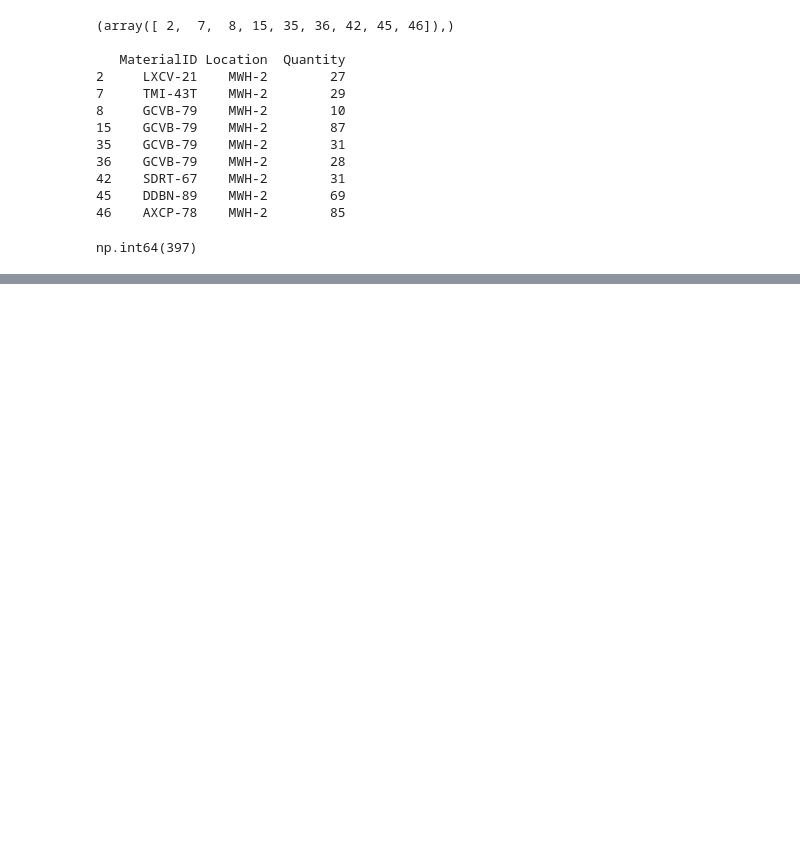
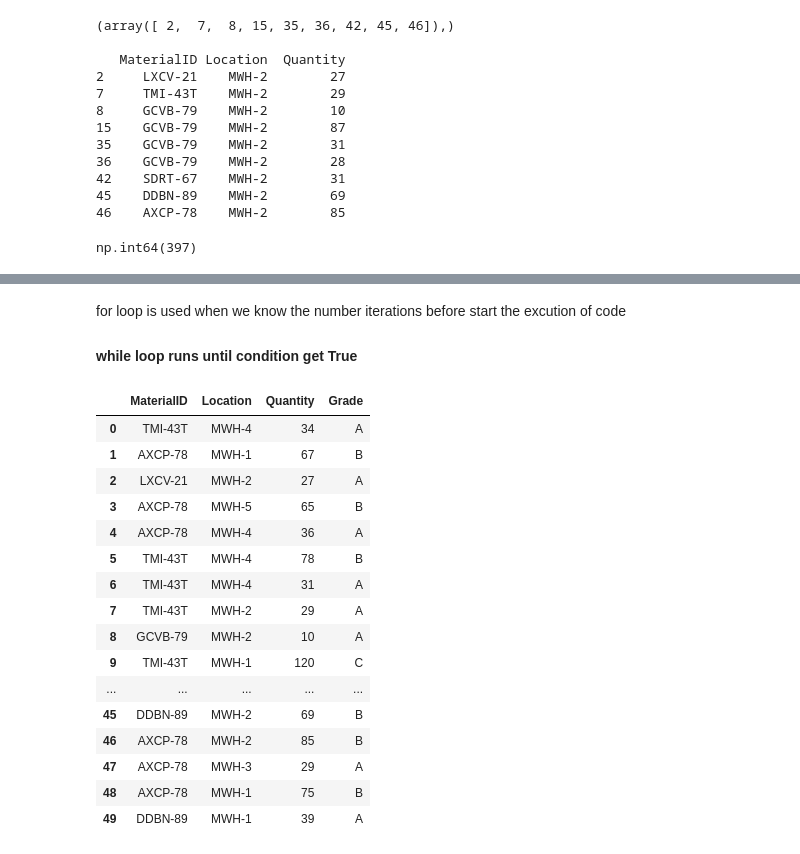
Before and after one commit to devdatta1429/BDA_Assignments, a Jupyter notebook: Stats/Day_3_Pandas.ipynb, the cells around one changed output, grey strips where cells are left out. Cells and saved outputs as stored; diff of their text form; code cells hidden in the pictures; blank space fills up the shorter version.

```diff
--- a/Stats/Day_3_Pandas.ipynb
+++ b/Stats/Day_3_Pandas.ipynb
@@ -235,0 +337,35 @@ np.int64(397)
+# %% [markdown]
+for loop is used when we know the number iterations before start the excution of code
+#### while loop runs until condition get True
+# %%
+grd=[]
+
+for ctr in df.Quantity:
+    if ctr<= 50:
+        grd.append('A')
+    elif ctr <= 100:
+        grd.append('B')
+    else:
+        grd.append('C')
+
+df["Grade"] = grd
+
+df
+# %% [output]
+|  | MaterialID | Location | Quantity | Grade |
+| 0 | TMI-43T | MWH-4 | 34 | A |
+| 1 | AXCP-78 | MWH-1 | 67 | B |
+| 2 | LXCV-21 | MWH-2 | 27 | A |
+| 3 | AXCP-78 | MWH-5 | 65 | B |
+| 4 | AXCP-78 | MWH-4 | 36 | A |
+| 5 | TMI-43T | MWH-4 | 78 | B |
+| 6 | TMI-43T | MWH-4 | 31 | A |
+| 7 | TMI-43T | MWH-2 | 29 | A |
+| 8 | GCVB-79 | MWH-2 | 10 | A |
+| 9 | TMI-43T | MWH-1 | 120 | C |
+| ... | ... | ... | ... | ... |
+| 45 | DDBN-89 | MWH-2 | 69 | B |
+| 46 | AXCP-78 | MWH-2 | 85 | B |
+| 47 | AXCP-78 | MWH-3 | 29 | A |
+| 48 | AXCP-78 | MWH-1 | 75 | B |
+| 49 | DDBN-89 | MWH-1 | 39 | A |
```
Also changed, not shown: parts of 37 cells of this notebook.
